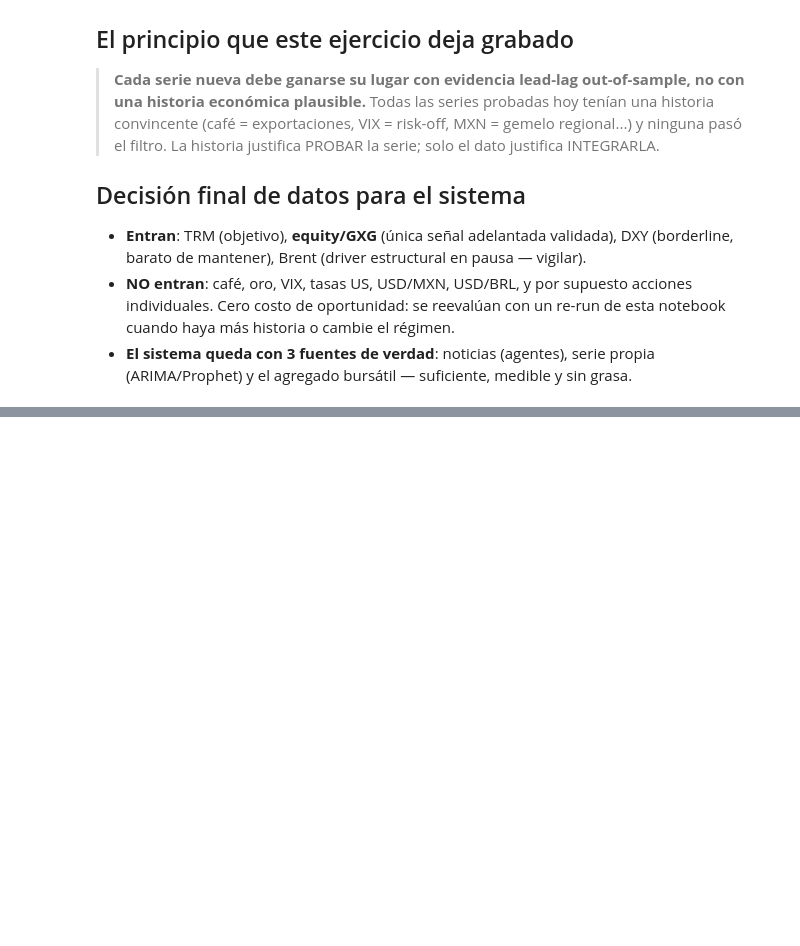
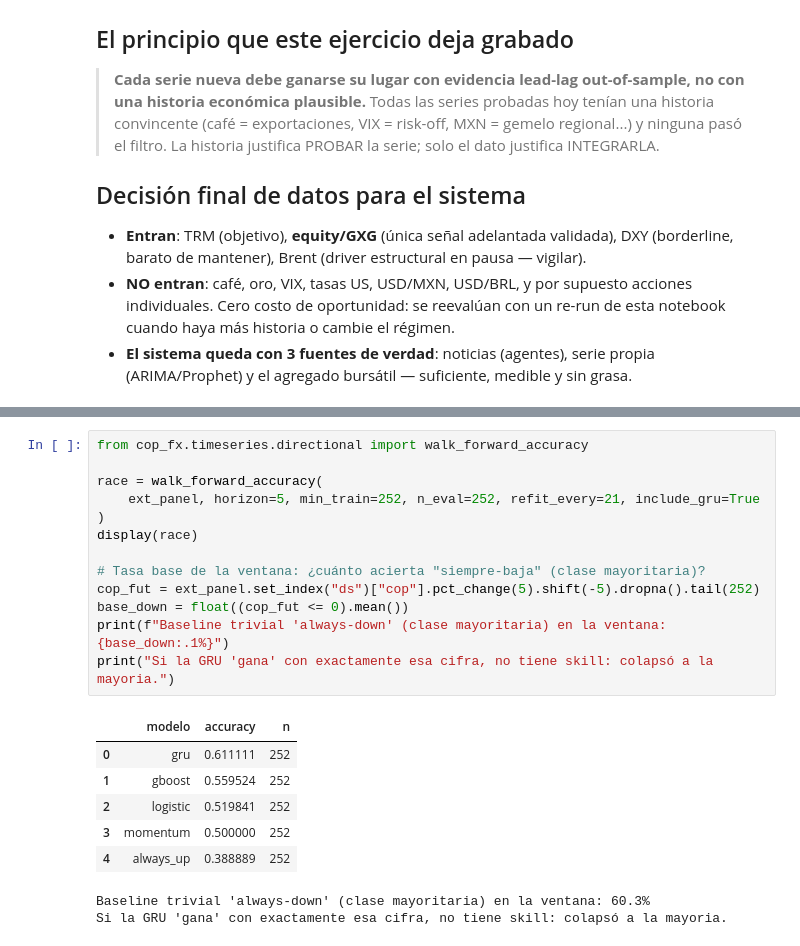
Before and after one commit to carlosjimenez88M/cop-fx-intelligence, a Jupyter notebook: notebooks/02_series_de_tiempo.ipynb, the cells around one changed output, grey strips where cells are left out. Cells and saved outputs as stored; diff of their text form; blank space fills up the shorter version.

```diff
--- a/notebooks/02_series_de_tiempo.ipynb
+++ b/notebooks/02_series_de_tiempo.ipynb
@@ -916,0 +904,22 @@ display(pd.DataFrame(rows))
+# %%
+from cop_fx.timeseries.directional import walk_forward_accuracy
+
+race = walk_forward_accuracy(
+    ext_panel, horizon=5, min_train=252, n_eval=252, refit_every=21, include_gru=True
+)
+display(race)
+
+# Tasa base de la ventana: ¿cuánto acierta "siempre-baja" (clase mayoritaria)?
+cop_fut = ext_panel.set_index("ds")["cop"].pct_change(5).shift(-5).dropna().tail(252)
+base_down = float((cop_fut <= 0).mean())
+print(f"Baseline trivial 'always-down' (clase mayoritaria) en la ventana: {base_down:.1%}")
+print("Si la GRU 'gana' con exactamente esa cifra, no tiene skill: colapsó a la mayoria.")
+# %% [output]
+|  | modelo | accuracy | n |
+| 0 | gru | 0.611111 | 252 |
+| 1 | gboost | 0.559524 | 252 |
+| 2 | logistic | 0.519841 | 252 |
+| 3 | momentum | 0.500000 | 252 |
+| 4 | always_up | 0.388889 | 252 |
+Baseline trivial 'always-down' (clase mayoritaria) en la ventana: 60.3%
+Si la GRU 'gana' con exactamente esa cifra, no tiene skill: colapsó a la mayoria.
```
Also changed, not shown: parts of 15 cells of this notebook, 8 other files.
